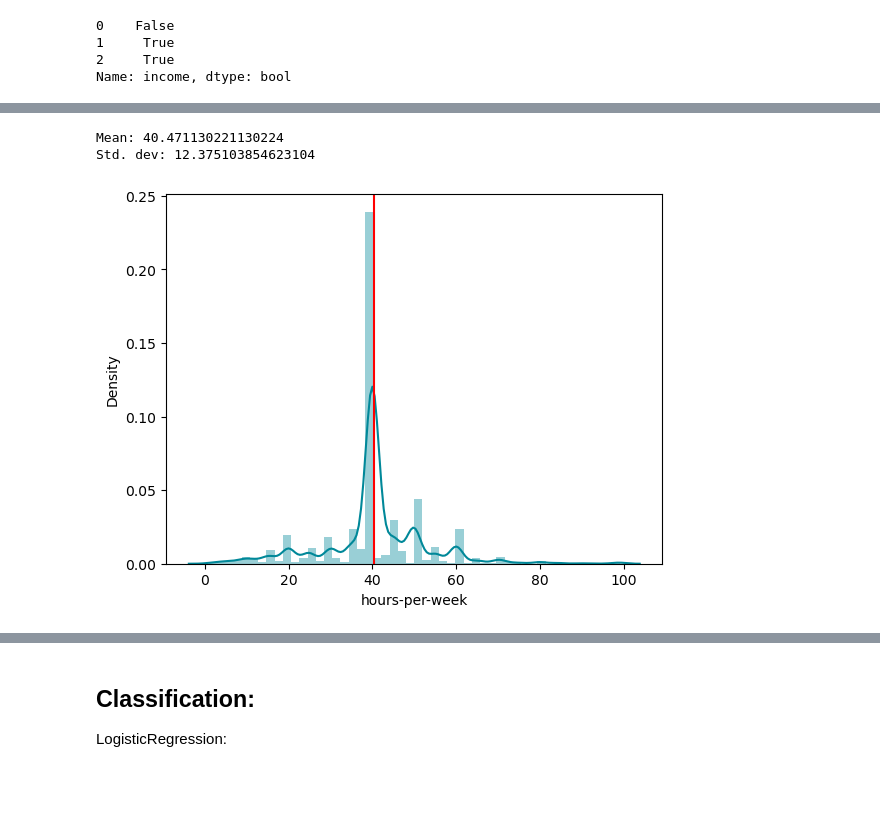
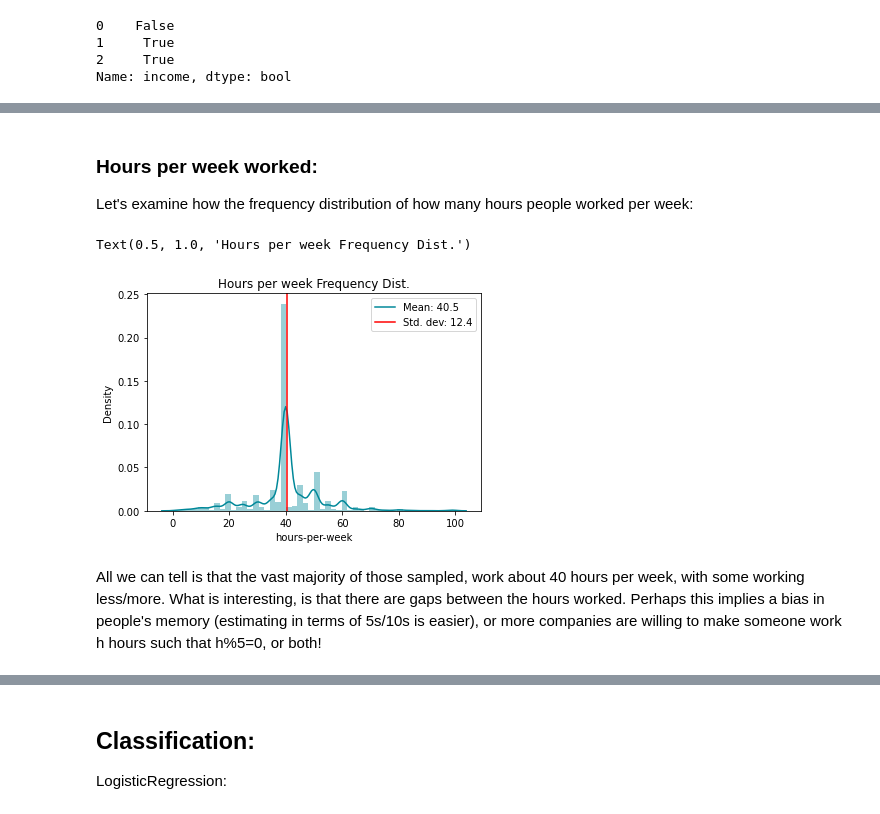
Before and after one commit to kklimov1/Income_Classification_Analysis, a Jupyter notebook: analysis_clf.ipynb, the cells around one changed output, grey strips where cells are left out. Saved outputs shown, nothing was run; the diff lists cells and outputs as text; code cells hidden in the pictures; blank space fills up the shorter version.

```diff
--- a/analysis_clf.ipynb
+++ b/analysis_clf.ipynb
@@ -141,11 +179,19 @@ sns.boxplot(x='income', y='age', data=df_temp)
+# %% [markdown]
+### Hours per week worked:
+
+Let's examine how the frequency distribution of how many hours people worked per week:
 # %%
 sns.distplot(X_train['hours-per-week'], color='#008899')
 plt.axvline(X_train['hours-per-week'].mean(), 0, 1, color='red')
-print("Mean: {}".format(X_train['hours-per-week'].mean()), "\nStd. dev: {}".format(X_train['hours-per-week'].std()))
+mean=round(X_train['hours-per-week'].mean(),1)
+std_deviation=round(X_train['hours-per-week'].std(),1)
+plt.legend(labels=["Mean: {}".format(mean), "Std. dev: {}".format(std_deviation)])
+plt.title('Hours per week Frequency Dist.')
 # %% [output]
-Mean: 40.471130221130224
-Std. dev: 12.375103854623104
+Text(0.5, 1.0, 'Hours per week Frequency Dist.')
-[figure, old version]
+[figure, new version]
+# %% [markdown]
+All we can tell is that the vast majority of those sampled, work about 40 hours per week, with some working less/more. What is interesting, is that there are gaps between the hours worked. Perhaps this implies a bias in people's memory (estimating in terms of 5s/10s is easier), or more companies are willing to make someone work h hours such that h%5=0, or both!
 # %%
 sns.boxplot(x='income', y='hours-per-week', data=df_temp)
 # %% [output]
```
Also changed, not shown: parts of 98 cells of this notebook.
